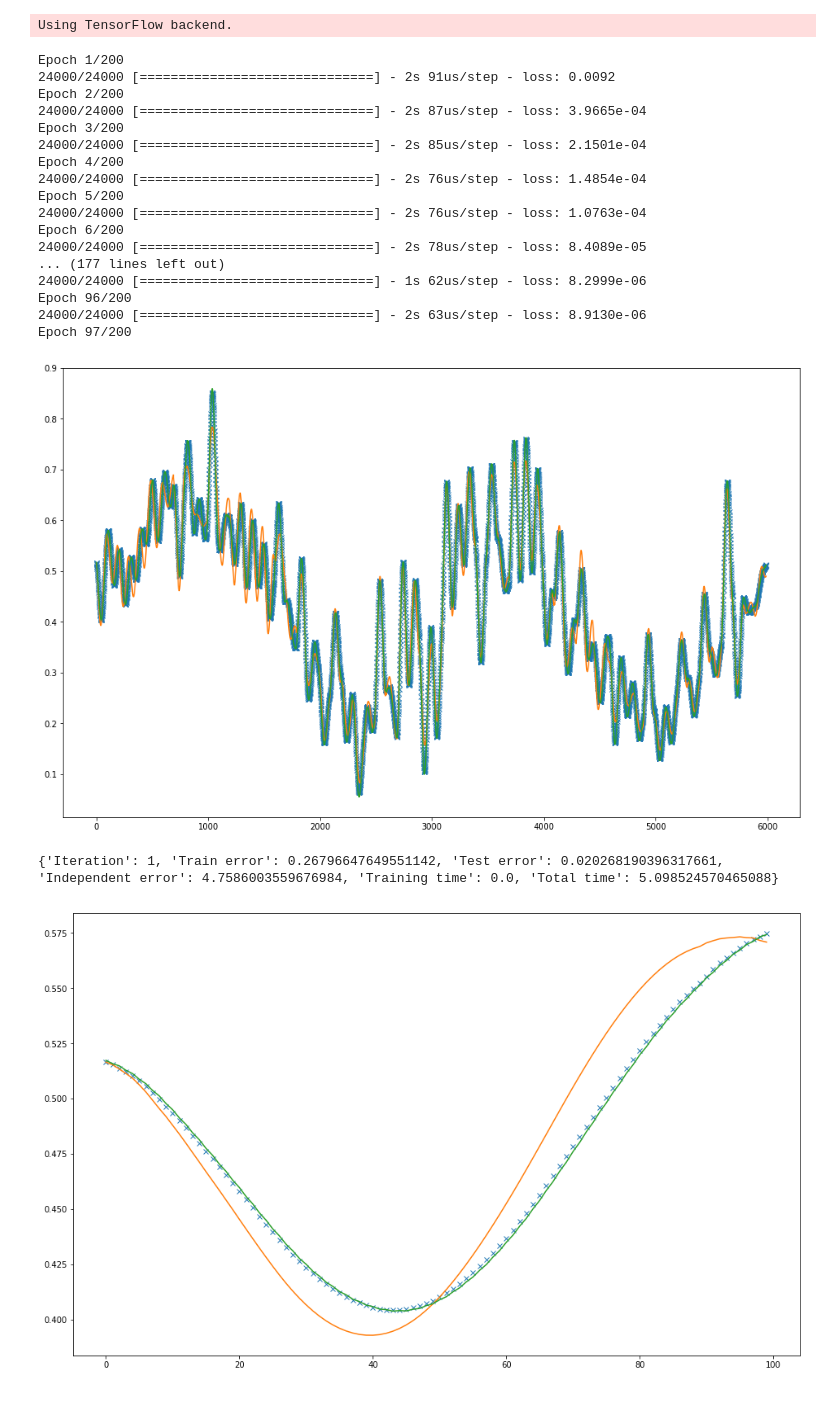
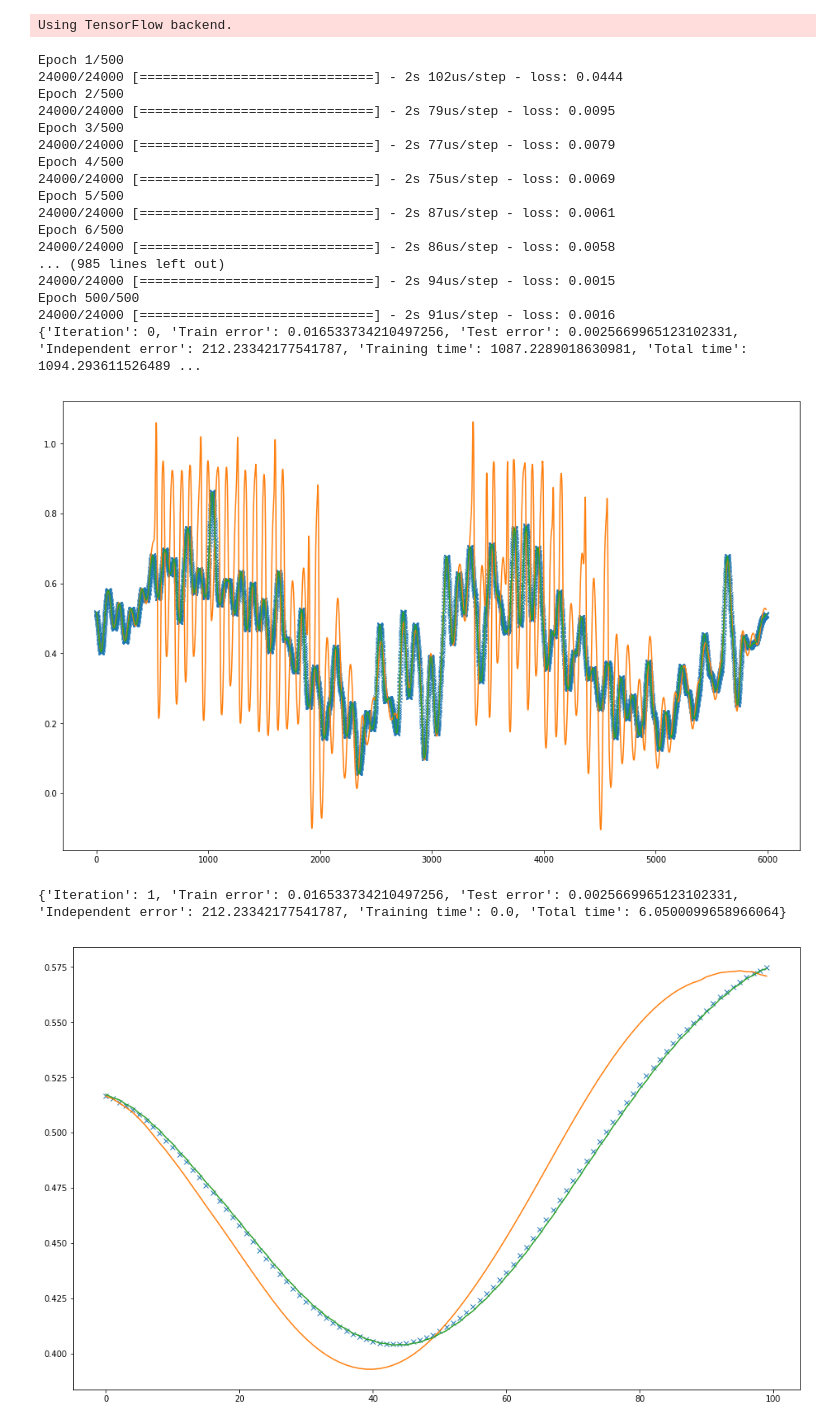
Before and after one commit to endrehp/FEM-ML2, a Jupyter notebook: FFNN_velocity.ipynb, the cells around one changed output. Drawn from its saved outputs; the diff is of its cells as text; code cells hidden in the pictures.

```diff
--- a/FFNN_velocity.ipynb
+++ b/FFNN_velocity.ipynb
@@ -53,7 +53,7 @@ def baseline_model(input_dim, output_dim, height):
     #model.add(Dense(height, input_dim=height, activation='tanh', kernel_initializer='normal'))
     model.add(Dense(output_dim, input_dim=height, activation='linear', kernel_initializer='normal'))
     adam = Adam(lr=0.0001)
-    model.compile(loss='mse', optimizer=adam)
+    model.compile(loss='mae', optimizer=adam)
 
     earlystop = EarlyStopping(monitor='loss', min_delta=0.000001, patience=10, verbose=1, mode='auto')
     callback_list = [earlystop]
@@ -143,9 +143,9 @@ n_batches = 1
 t0 = time.time()
 for i in range(n_batches):
 
-    df_D = pd.read_csv('C:/Users/endrep/Documents/training_batches/D' + str(i+1) + '.csv')
-    df_F = pd.read_csv('C:/Users/endrep/Documents/training_batches/F' + str(i+1) + '.csv')
-    df_Dt = pd.read_csv('C:/Users/endrep/Documents/training_batches/Dt' + str(i+1) + '.csv')
+    df_D = pd.read_csv('../training_batches/D' + str(i+1) + '.csv')
+    df_F = pd.read_csv('../training_batches/F' + str(i+1) + '.csv')
+    df_Dt = pd.read_csv('../training_batches/Dt' + str(i+1) + '.csv')
 
     X_train, Y_train, n_timesteps, n_nodes, x = prepare_training_data(df_F, df_D, df_Dt, d, t)
 
@@ -160,7 +160,7 @@ for i in range(n_batches):
         model, callback_list = baseline_model(input_dim, output_dim, 100)
 
     ts = time.time()
-    model.fit(x_train, y_train, epochs=200, verbose = 1, callbacks=None)
+    model.fit(x_train, y_train, epochs=500,verbose = 1, callbacks=None)
     training_time = time.time() - ts
 
     pred_train_all = model.predict(x_train)
@@ -188,23 +188,23 @@ for i in range(n_batches):
 
     print(info)
 # %% [output]
-Epoch 1/200
-24000/24000 [==============================] - 2s 91us/step - loss: 0.0092
-Epoch 2/200
-24000/24000 [==============================] - 2s 87us/step - loss: 3.9665e-04
-Epoch 3/200
-24000/24000 [==============================] - 2s 85us/step - loss: 2.1501e-04
-Epoch 4/200
-24000/24000 [==============================] - 2s 76us/step - loss: 1.4854e-04
-Epoch 5/200
-24000/24000 [==============================] - 2s 76us/step - loss: 1.0763e-04
-Epoch 6/200
-24000/24000 [==============================] - 2s 78us/step - loss: 8.4089e-05
-... (177 lines left out)
-24000/24000 [==============================] - 1s 62us/step - loss: 8.2999e-06
-Epoch 96/200
-24000/24000 [==============================] - 2s 63us/step - loss: 8.9130e-06
-Epoch 97/200
+Epoch 1/500
+24000/24000 [==============================] - 2s 102us/step - loss: 0.0444
+Epoch 2/500
+24000/24000 [==============================] - 2s 79us/step - loss: 0.0095
+Epoch 3/500
+24000/24000 [==============================] - 2s 77us/step - loss: 0.0079
+Epoch 4/500
+24000/24000 [==============================] - 2s 75us/step - loss: 0.0069
+Epoch 5/500
+24000/24000 [==============================] - 2s 87us/step - loss: 0.0061
+Epoch 6/500
+24000/24000 [==============================] - 2s 86us/step - loss: 0.0058
+... (985 lines left out)
+24000/24000 [==============================] - 2s 94us/step - loss: 0.0015
+Epoch 500/500
+24000/24000 [==============================] - 2s 91us/step - loss: 0.0016
+{'Iteration': 0, 'Train error': 0.016533734210497256, 'Test error': 0.0025669965123102331, 'Independent error': 212.23342177541787, 'Training time': 1087.2289018630981, 'Total time': 1094.293611526489 ...
 # %%
 ######################## TEST FEED-FORWARD MODEL ###########################
 
@@ -212,9 +212,9 @@ t0 = time.time()
 
 for iteration in range(n_batches):
 
-    df_D = pd.read_csv('C:/Users/endrep/Documents/training_batches/D' + str(iteration+1) + '.csv')
-    df_F = pd.read_csv('C:/Users/endrep/Documents/training_batches/F' + str(iteration+1) + '.csv')
-    df_Dt = pd.read_csv('C:/Users/endrep/Documents/training_batches/Dt' + str(iteration+1) + '.csv')
+    df_D = pd.read_csv('../training_batches/D' + str(iteration+1) + '.csv')
+    df_F = pd.read_csv('../training_batches/F' + str(iteration+1) + '.csv')
+    df_Dt = pd.read_csv('../training_batches/Dt' + str(iteration+1) + '.csv')
 
     X_train, Y_train, n_timesteps, n_nodes, x = prepare_training_data(df_F, df_D, df_Dt, d, t)
 
@@ -236,35 +236,35 @@ for iteration in range(n_batches):
     pred_train = pred_train_all[:, 0:n_nodes]
     pred_train_u = y_scaler.inverse_transform(pred_train_all)[:, 0:n_nodes]
 
     pred_test_all = model.predict(x_test)
     pred_test = pred_test_all[:, 0:n_nodes]
     pred_test_u = y_scaler.inverse_transform(pred_test_all)[:, 0:n_nodes]
 
     pred_ind_all = independent_predictions(x_test)
     pred_ind = pred_ind_all[:, 0:n_nodes]
     pred_ind_u = y_scaler.inverse_transform(pred_ind_all)[:, 0:n_nodes]
 
     y_test_u = y_scaler.inverse_transform(y_test)[:, 0:n_nodes]
 
     training_error = get_error(pred_train, y_train[:,0:n_nodes])
     test_error = get_error(pred_test, y_test[:,0:n_nodes])
     ind_error = get_error(pred_ind, y_test[0:len(pred_ind[:,0]),0:n_nodes])
 
     plt.figure(figsize=(16,10))
     plt.plot(pred_test[:,n_nodes-1], 'x')
     plt.plot(pred_ind[:,n_nodes-1])
     plt.plot(y_test[:, n_nodes-1])
     plt.show()
 
     total_time = time.time() - t0
 
     info = {'Iteration': iteration+1, 'Train error': training_error, 'Test error': test_error, 'Independent error': ind_error,
             'Training time': training_time, 'Total time': total_time}
 
     print(info)
 # %% [output]
-[figure, old version]
+[figure, new version]
-{'Iteration': 1, 'Train error': 0.26796647649551142, 'Test error': 0.020268190396317661, 'Independent error': 4.7586003559676984, 'Training time': 0.0, 'Total time': 5.098524570465088}
+{'Iteration': 1, 'Train error': 0.016533734210497256, 'Test error': 0.0025669965123102331, 'Independent error': 212.23342177541787, 'Training time': 0.0, 'Total time': 6.0500099658966064}
 # %%
 plt.figure(figsize=(16,10))
 plt.plot(pred_test[:100,n_nodes-1], 'x')
```
Also changed, not shown: parts of 1 cell of this notebook, 11 other files.
